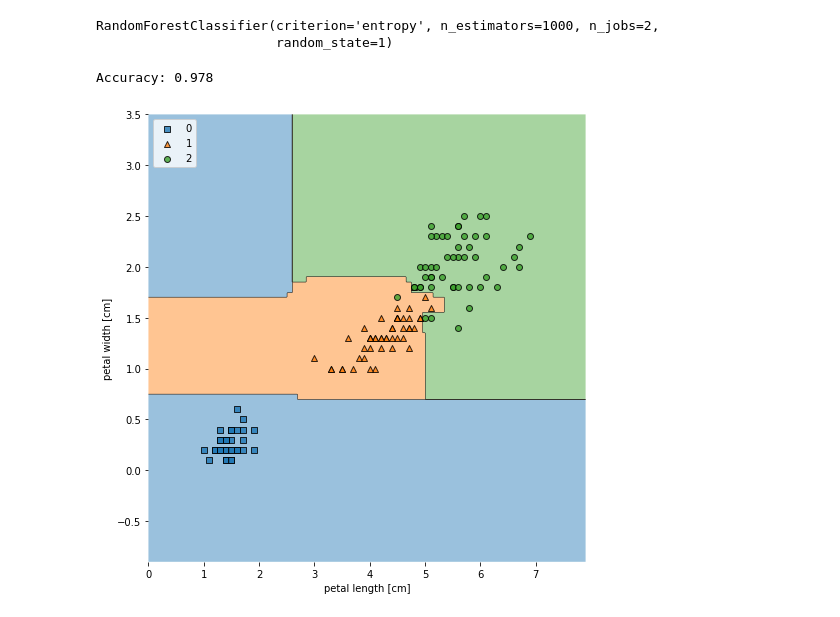
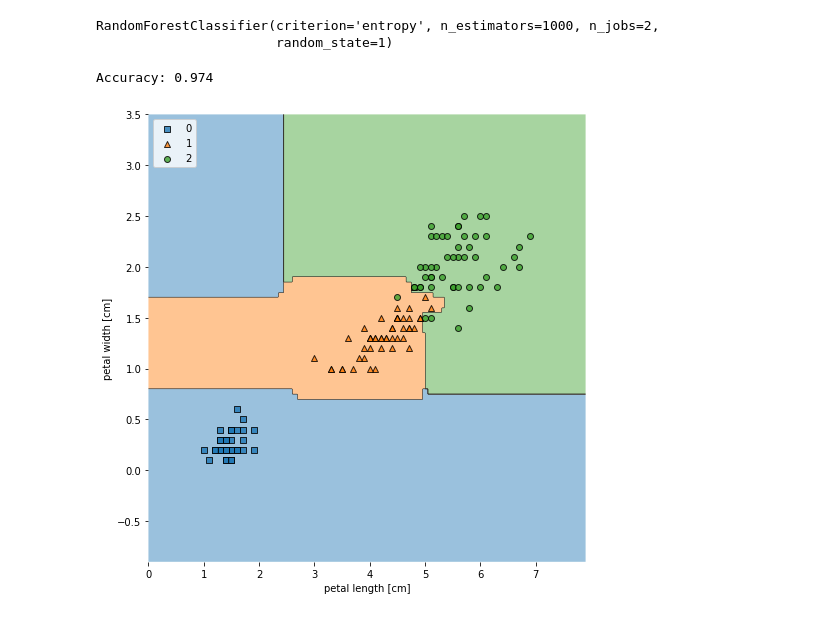
Before and after one commit to realtechsupport/CriticalMachineLearning, a Jupyter notebook: code/RF_1.ipynb, the cells around one changed output. Drawn from its saved outputs; the diff is of its cells as text; code cells hidden in the pictures.

```diff
--- a/code/RF_1.ipynb
+++ b/code/RF_1.ipynb
@@ -15,3 +21,14 @@ from sklearn.model_selection import train_test_split
 from mlxtend.plotting import plot_decision_regions
 from sklearn.metrics import accuracy_score
 from sklearn.ensemble import RandomForestClassifier
+# %%
+# connect to your G drive
+#link your google drive to your notebook
+from google.colab import drive
+drive.mount('/content/drive')
+#change this based on your setup
+root = '/content/drive/MyDrive/Colab/ML/'
+sys.path.append(root + 'code/')
+datapath =  root + 'data/'
+
+print('This is the datapath: ', datapath)
@@ -37,10 +57,12 @@ X = iris.data[:, 2:]
 y = iris.target
 # %%
 # Create training/ test data split
-X_train, X_test, y_train, y_test = train_test_split(X, y, test_size=0.3, random_state=1, stratify=y)
+tsize = 0.25
+X_train, X_test, y_train, y_test = train_test_split(X, y, test_size=tsize, random_state=1, stratify=y)
 # %%
 # Create an instance of Random Forest Classifier
-forest = RandomForestClassifier(criterion='entropy', n_estimators=1000, random_state=1, n_jobs=2)
+ntrees = 1000
+forest = RandomForestClassifier(criterion='entropy', n_estimators=ntrees, random_state=1, n_jobs=2)
 # %%
 # Fit the model
 forest.fit(X_train, y_train)
@@ -52,21 +74,29 @@ RandomForestClassifier(criterion='entropy', n_estimators=1000, n_jobs=2,
 y_pred = forest.predict(X_test)
 print('Accuracy: %.3f' % accuracy_score(y_test, y_pred))
 # %% [output]
-Accuracy: 0.978
+Accuracy: 0.974
 # %%
 # Visualize the results
+# mlxtend issue  !!!
 from mlxtend.plotting import plot_decision_regions
 
 X_combined = numpy.vstack((X_train, X_test))
 y_combined = numpy.hstack((y_train, y_test))
 
 # plot_decision_regions
 fig, ax = plt.subplots(figsize=(7, 7))
-plot_decision_regions(X_combined, y_combined, clf=forest)
+fig = plot_decision_regions(X_combined, y_combined, clf=forest)
 plt.xlabel('petal length [cm]')
 plt.ylabel('petal width [cm]')
 plt.legend(loc='upper left')
 plt.tight_layout()
-plt.show()
+
+withhead = False
+
+if(withhead):
+  plt.show()
+else:
+  filename = 'RF_test.jpg'
+  plt.savefig(datapath + filename)
 # %% [output]
-[figure, old version]
+[figure, new version]
```
Also changed, not shown: parts of 3 cells of this notebook, 14 other files.
